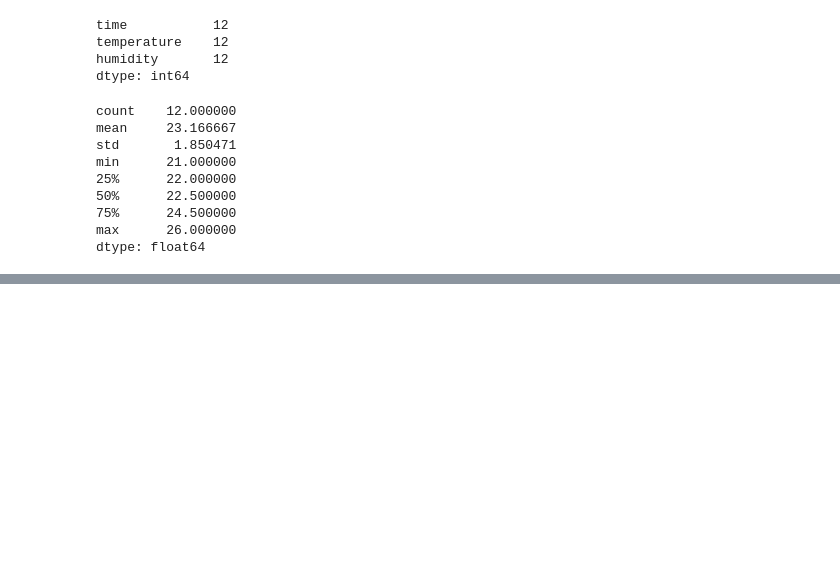
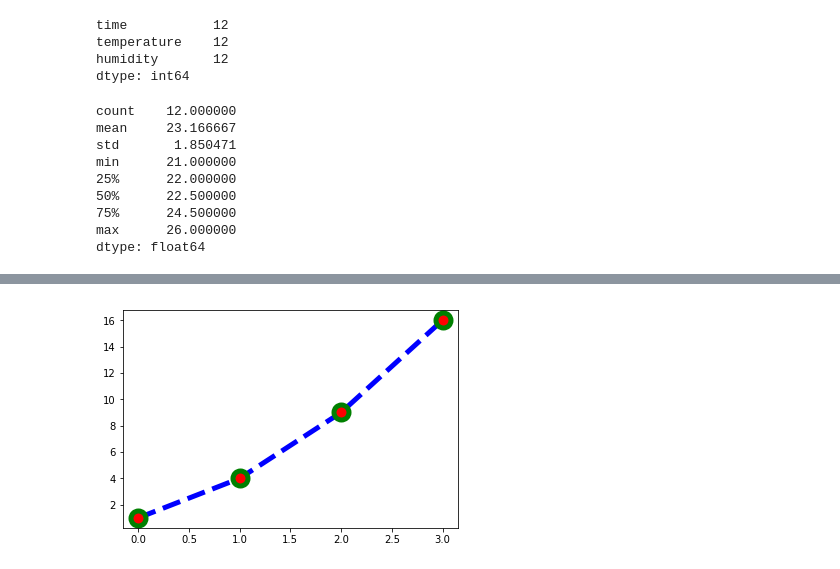
Before and after one commit to cyaai/FC_DSS_5th, a Jupyter notebook: class/Day_09_05.29.2017.ipynb, the cells around one changed output, grey strips where cells are left out. Saved outputs shown, nothing was run; the diff lists cells and outputs as text; code cells hidden in the pictures; blank space fills up the shorter version.

```diff
--- a/class/Day_09_05.29.2017.ipynb
+++ b/class/Day_09_05.29.2017.ipynb
@@ -828,0 +1075,5 @@ dtype: float64
+# %%
+plt.plot([1,4,9,16], c="b", lw=5, ls="--", marker="o", ms=15, mec="g", mew=5, mfc="r")
+plt.show()
+# %% [output]
+[figure, added]
```
Also changed, not shown: parts of 81 cells of this notebook.
